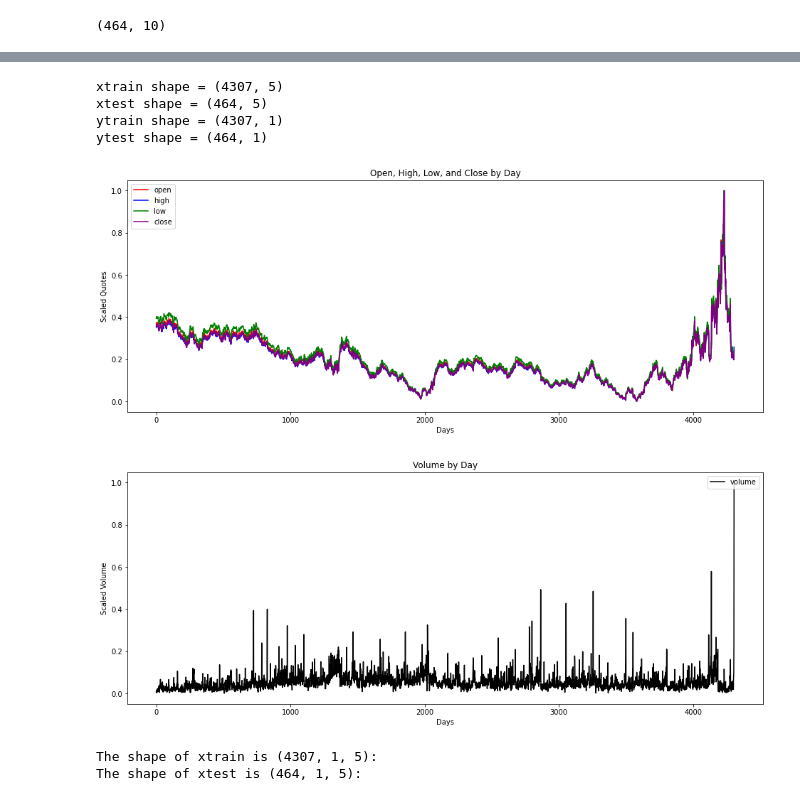
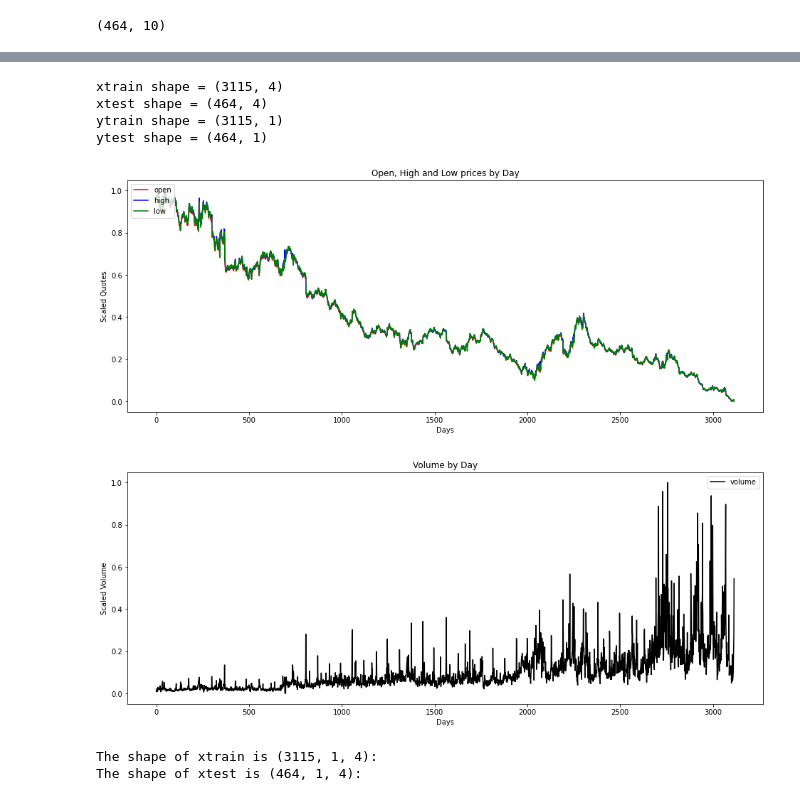
Before and after one commit to anagh07/stock_price_predictor, a Jupyter notebook: lstm_predictor.ipynb, the cells around one changed output, grey strips where cells are left out. Cells and saved outputs as stored; diff of their text form; code cells hidden in the pictures.

Commit message:
adding companies list

```diff
--- a/lstm_predictor.ipynb
+++ b/lstm_predictor.ipynb
@@ -31,5 +42,16 @@ spark = SparkSession.builder.getOrCreate()
-# %%
-# filename = os.path.join('.', 'data', 'nasdaq_nyse', 'full_history', 'A.csv')
-filename = '/content/drive/MyDrive/stocks_kaggle_dataset1/full_history/A.csv'
-df = spark.read.csv(filename, header=True, mode="DROPMALFORMED")
-df.show()
+# %%
+companies = ['NVDA', 'GOOG', 'AAPL', 'AMZN', 'FB', 'MSFT', 'TXN',
+             'AVGO', 'CSCO', 'ADBE', 'ORCL', 'CRM', 'QCOM', 'NFLX',
+             'BKNG', 'EXPE', 'INTC', 'INTU', 'FTNT', 'IBM', 'EBAY',
+             'HP', 'ADSK', 'EA', 'AMD']
+company_name = input("Please select one of the following companies: \n"
+                     + "'NVDA', 'GOOG', 'AAPL', 'AMZN', 'FB', 'MSFT', 'TXN','AVGO',"
+                     + " 'CSCO', 'ADBE', 'ORCL', 'CRM', 'QCOM', 'NFLX','BKNG', 'EXPE',"
+                     + " 'INTC', 'INTU', 'FTNT', 'IBM', 'EBAY','HP', 'ADSK', 'EA', 'AMD'")
+company_name = company_name.upper()
+if company_name not in companies:
+  print("invalid company name!")
+else:
+  filename = '/content/drive/MyDrive/stocks_kaggle_dataset1/full_history/' + company_name + '.csv'
+  df = spark.read.csv(filename, header=True, mode="DROPMALFORMED")
+  df.show()
@@ -125,7 +216,7 @@ testDF.toPandas().shape
 # %%
 import numpy as np
-trainArray=np.array(trainDF.select('Open','High','Low','Close','Volume','adjclose').collect())
-testArray=np.array(testDF.select('Open','High','Low','Close','Volume','adjclose').collect())
+trainArray=np.array(trainDF.select('Open','High','Low','Volume','adjclose').collect())
+testArray=np.array(testDF.select('Open','High','Low','Volume','adjclose').collect())
 # %%
 print(trainArray[0])
 print('---------------')
@@ -178,30 +262,29 @@ print('xtest shape = {}'.format(xtest.shape))
 print('ytrain shape = {}'.format(ytrain.shape))
 print('ytest shape = {}'.format(ytest.shape))
 # %% [output]
-xtrain shape = (4307, 5)
-xtest shape = (464, 5)
-ytrain shape = (4307, 1)
+xtrain shape = (3115, 4)
+xtest shape = (464, 4)
+ytrain shape = (3115, 1)
 ytest shape = (464, 1)
 # %%
 plt.figure(figsize=(16,6))
 plt.plot(xtrain[:,0],color='red', label='open')
 plt.plot(xtrain[:,1],color='blue', label='high')
 plt.plot(xtrain[:,2],color='green', label='low')
-plt.plot(xtrain[:,3],color='purple', label='close')
 plt.legend(loc = 'upper left')
-plt.title('Open, High, Low, and Close by Day')
+plt.title('Open, High and Low prices by Day')
 plt.xlabel('Days')
 plt.ylabel('Scaled Quotes')
 plt.show()
 # %% [output]
-[figure, old version]
+[figure, new version]
 # %%
 plt.figure(figsize=(16,6))
-plt.plot(xtrain[:,4],color='black', label='volume')
+plt.plot(xtrain[:,3],color='black', label='volume')
 plt.legend(loc = 'upper right')
 plt.title('Volume by Day')
 plt.xlabel('Days')
 plt.ylabel('Scaled Volume')
 plt.show()
 # %% [output]
-[figure, old version]
+[figure, new version]
@@ -219,8 +306,8 @@ xtest = xtest.reshape((xtest.shape[0], 1, xtest.shape[1]))
 print('The shape of xtrain is {}: '.format(xtrain.shape))
 print('The shape of xtest is {}: '.format(xtest.shape))
 # %% [output]
-The shape of xtrain is (4307, 1, 5):
-The shape of xtest is (464, 1, 5):
+The shape of xtrain is (3115, 1, 4):
+The shape of xtest is (464, 1, 4):
 # %%
 loss = model.fit(xtrain, ytrain, batch_size=10, epochs=100)
 # %% [output]
```
Also changed, not shown: parts of 38 cells of this notebook.
